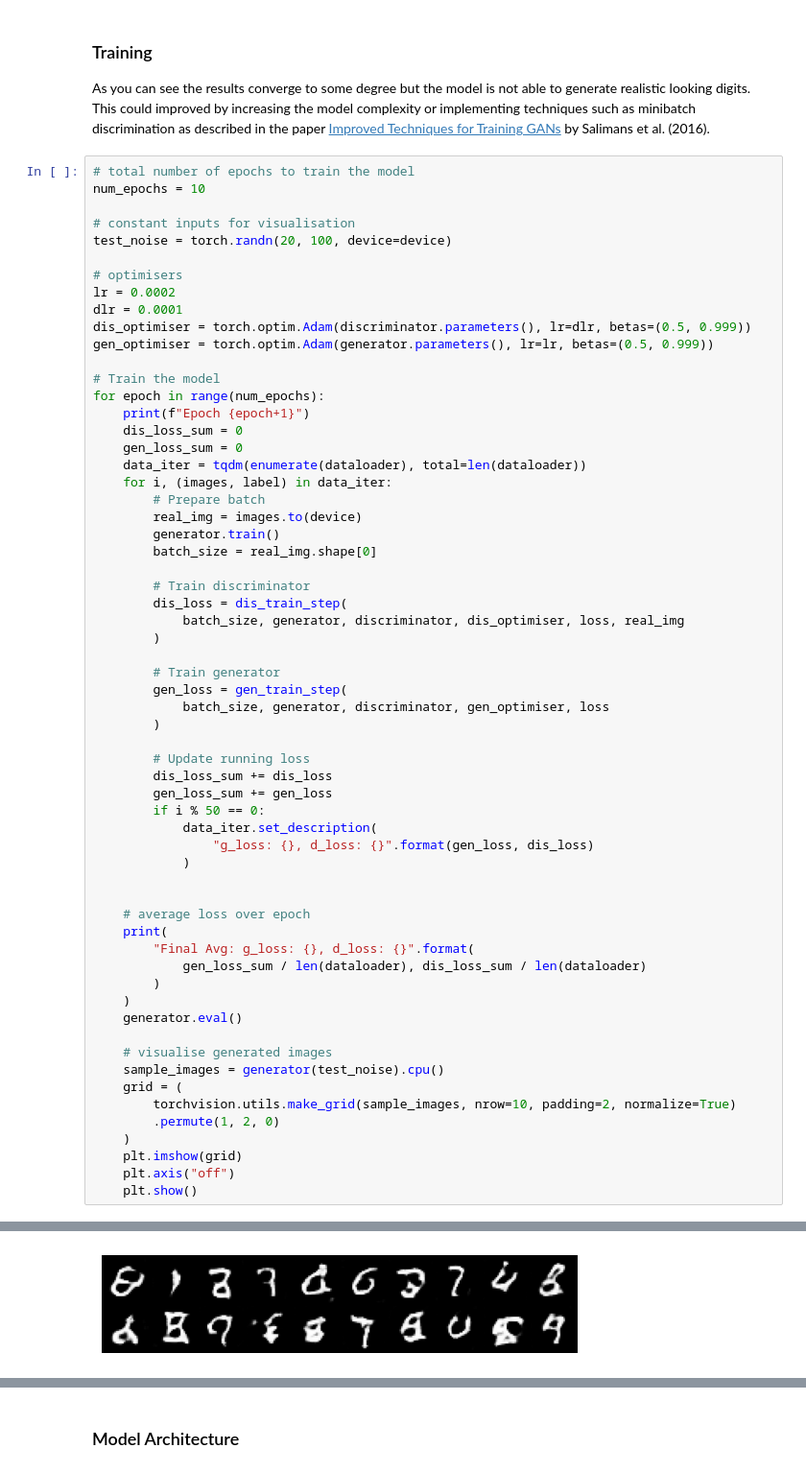
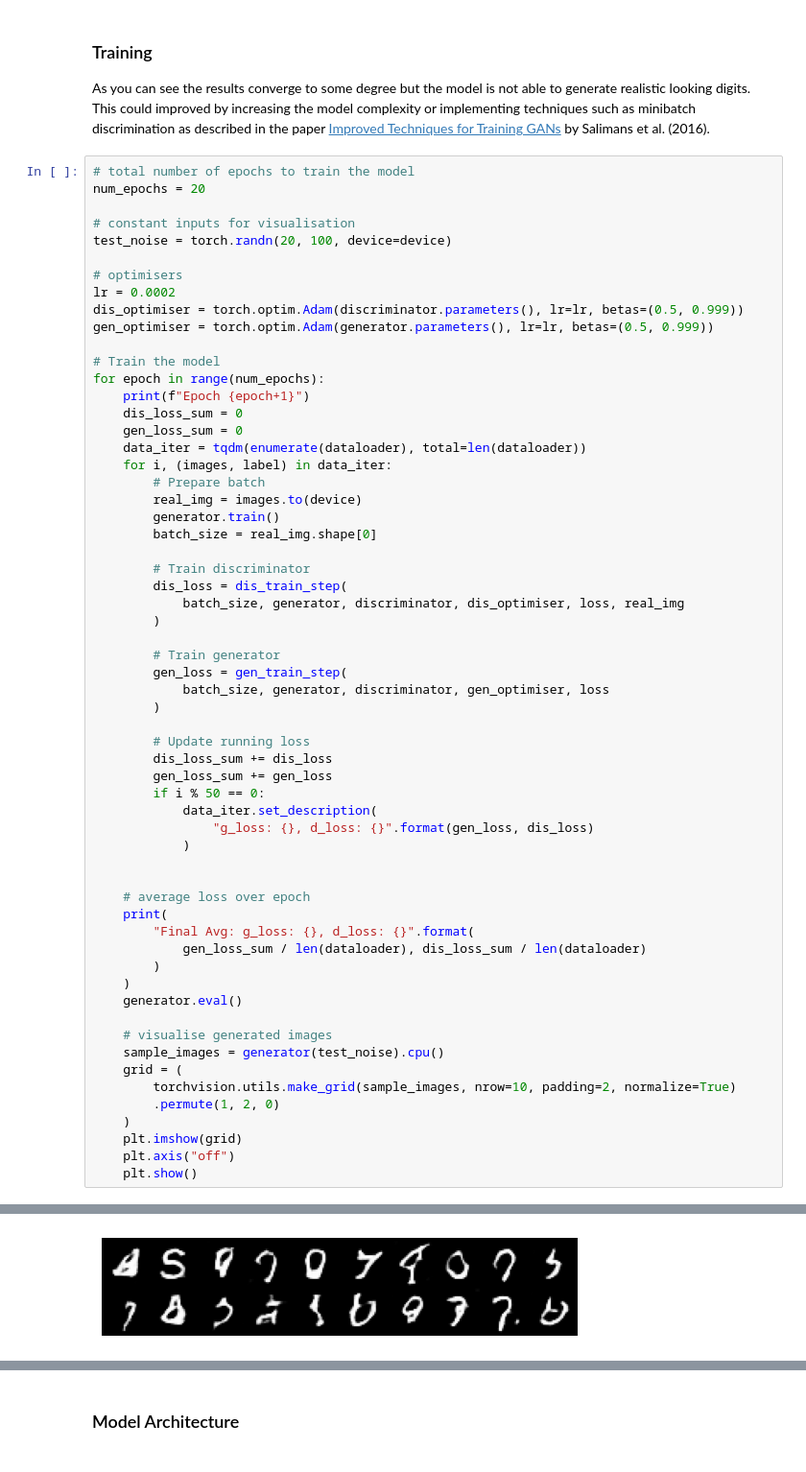
Before and after one commit to TeeJayBaker/SonyCSL, a Jupyter notebook: ASSIGNMENT_TOM_BAKER.ipynb, the cells around one changed output, grey strips where cells are left out. Shown at 96% size. Drawn from its saved outputs; the diff is of its cells as text.

```diff
--- a/ASSIGNMENT_TOM_BAKER.ipynb
+++ b/ASSIGNMENT_TOM_BAKER.ipynb
@@ -198,15 +215,14 @@ def gen_train_step(batch_size, gen, dis, gen_optimiser, loss):
 As you can see the results converge to some degree but the model is not able to generate realistic looking digits. This could improved by increasing the model complexity or implementing techniques such as minibatch discrimination as described in the paper [Improved Techniques for Training GANs](https://arxiv.org/pdf/1606.03498.pdf) by Salimans et al. (2016).
 # %%
 # total number of epochs to train the model
-num_epochs = 10
+num_epochs = 20
 
 # constant inputs for visualisation
 test_noise = torch.randn(20, 100, device=device)
 
 # optimisers
 lr = 0.0002
-dlr = 0.0001
-dis_optimiser = torch.optim.Adam(discriminator.parameters(), lr=dlr, betas=(0.5, 0.999))
+dis_optimiser = torch.optim.Adam(discriminator.parameters(), lr=lr, betas=(0.5, 0.999))
 gen_optimiser = torch.optim.Adam(generator.parameters(), lr=lr, betas=(0.5, 0.999))
 
 # Train the model
@@ -269,2 +285,2 @@ Final Avg: g_loss: 1.4827268434994256, d_loss: 0.8404676656860278
-[figure, old version]
+[figure, new version]
 Epoch 4
```
Also changed, not shown: parts of 14 cells of this notebook.
